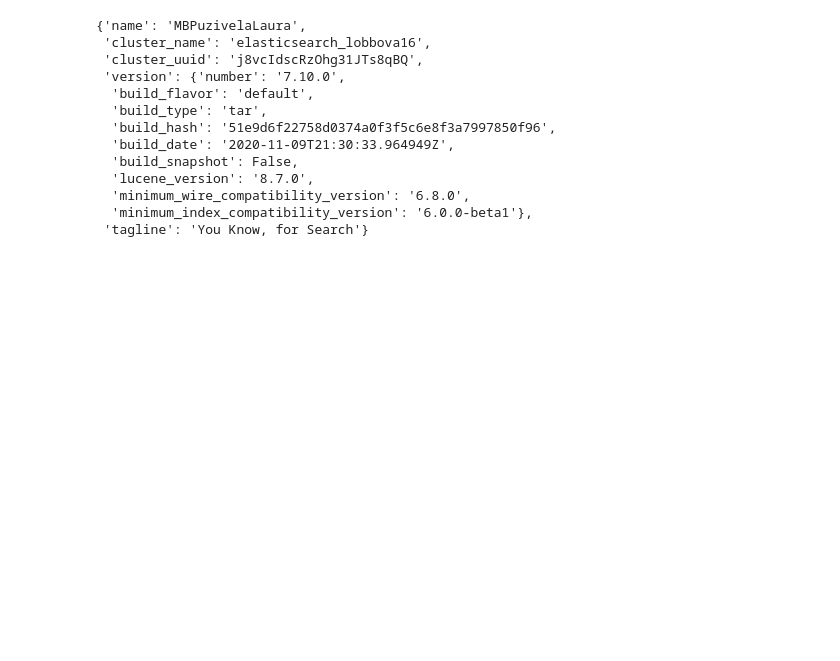
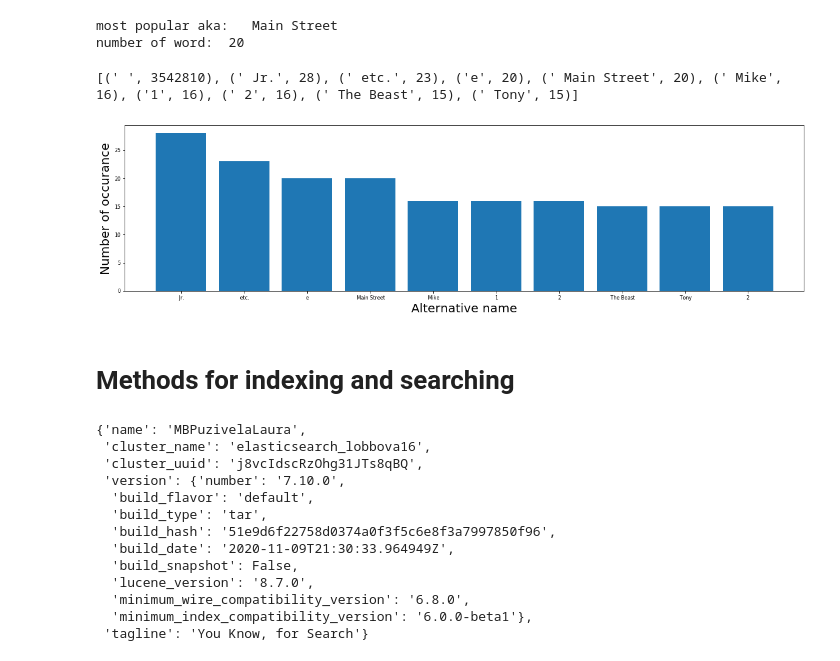
Before and after one commit to LauraLobbova/projekt-VINF, a Jupyter notebook: alternate_names_infobox.ipynb, the cells around one changed output. Cells and saved outputs as stored; diff of their text form; code cells hidden in the pictures; blank space fills up the shorter version.

```diff
--- a/alternate_names_infobox.ipynb
+++ b/alternate_names_infobox.ipynb
@@ -471,0 +439,44 @@ from elasticsearch import Elasticsearch
+# %%
+my_dict_2 = {}
+maximum = 0
+slovo = ""
+
+for i in text:
+    if i.startswith('title'):
+        t = i
+        t = re.sub(r"title:", "",t)
+        t = re.sub(r"\n","",t)
+    if i.startswith('alternative'):
+        t2 = i
+        t2 = re.sub(r"alternative:","",t2)
+        t2 = re.sub(r"\n","",t2)
+        x = t2.split(",")
+        #number_2 = len(x)
+
+        for k in x:
+            if k not in my_dict_2.keys():
+                my_dict_2[k] = 1
+            else:
+                my_dict_2[k] = my_dict_2[k] + 1
+
+for key in my_dict_2:
+    if my_dict_2[key] > maximum:
+        if key != " " and key != " 2004" and key != " Jr." and key != "Morris" and key != " none" and key != " etc." and key != "1" and key != "e" :
+            maximum = my_dict_2[key]
+            slovo = key
+
+print("most popular aka: ", slovo)
+print("number of word: ", maximum)
+# %% [output]
+most popular aka:   Main Street
+number of word:  20
+# %%
+sorted_dict = {}
+sorted_keys = sorted(my_dict_2, key=my_dict_2.get, reverse = True)
+
+for w in sorted_keys:
+    sorted_dict[w] = my_dict_2[w]
+# %%
+print(list(sorted_dict.items())[:10])
+# %% [output]
+[(' ', 3542810), (' Jr.', 28), (' etc.', 23), ('e', 20), (' Main Street', 20), (' Mike', 16), ('1', 16), (' 2', 16), (' The Beast', 15), (' Tony', 15)]
@@ -472,3 +485,23 @@ from elasticsearch import Elasticsearch
+# %%
+import matplotlib.pyplot as plt
+import collections
+
+
+no = list(sorted_dict.keys())
+no = no[:10]
+no1 = list(sorted_dict.values())
+no1 = no1[:10]
+plt.figure(figsize=[20,5])
+plt.xticks(fontsize=8)
+plt.yticks(fontsize=8)
+plt.xlabel('Alternative name',fontsize=20)
+plt.ylabel('Number of occurance',fontsize=20)
+plt.bar(no, no1)
+plt.show()
+# %% [output]
+[figure, added]
+# %% [markdown]
+# Methods for indexing and searching
 # %%
 es = Elasticsearch()
 # %%
```
Also changed, not shown: parts of 76 cells of this notebook, 12 other files.
